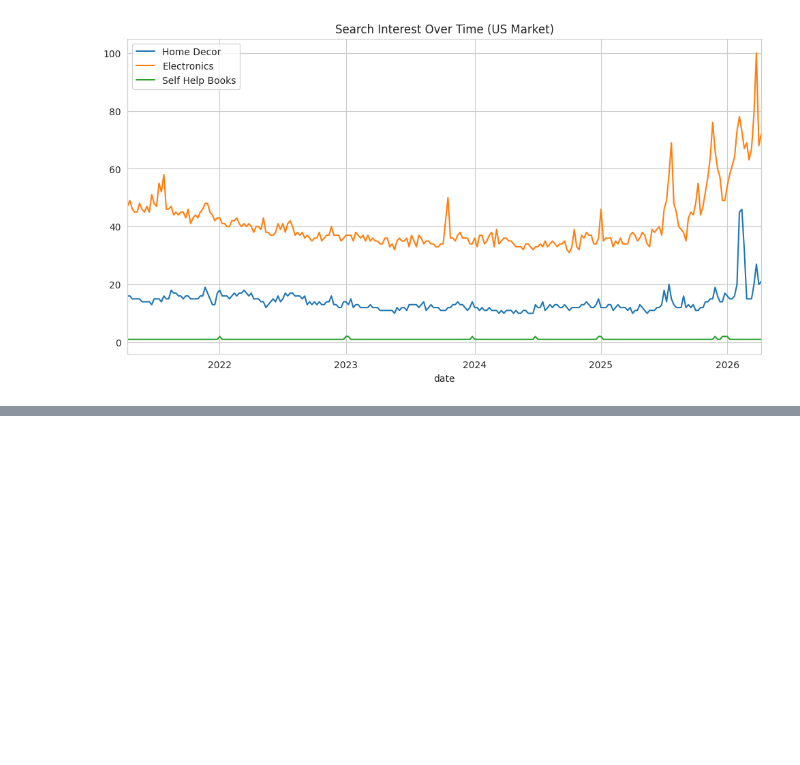
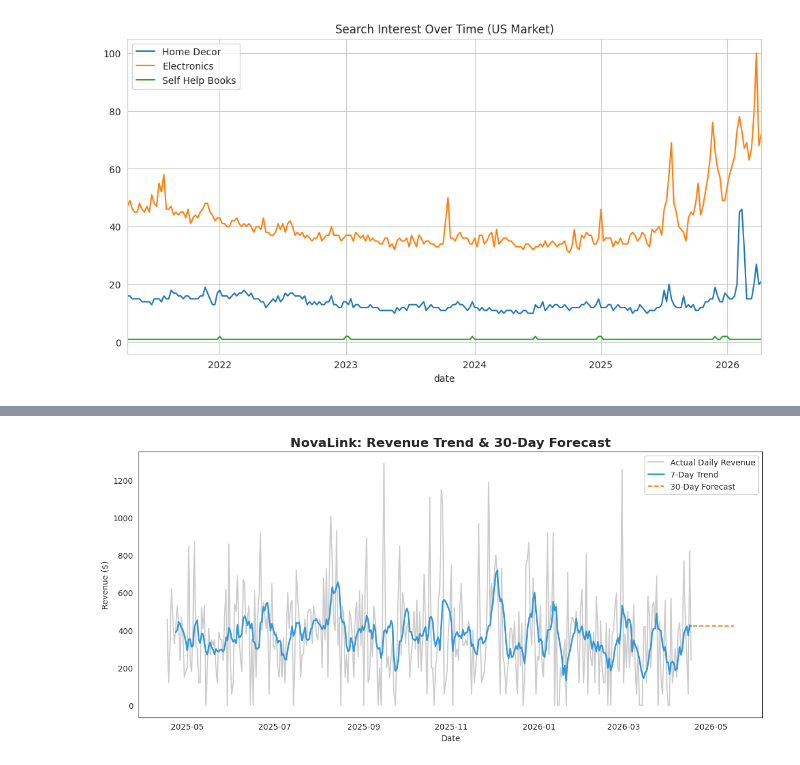
Before and after one commit to alejandrocanulchan-IATB/First-, a Jupyter notebook: Proyecto_E_commerce.ipynb, the cells around one changed output, grey strips where cells are left out. Saved outputs shown, nothing was run; the diff lists cells and outputs as text; code cells hidden in the pictures; blank space fills up the shorter version.

```diff
--- a/Proyecto_E_commerce.ipynb
+++ b/Proyecto_E_commerce.ipynb
@@ -205,0 +494,28 @@ Successfully installed pytrends-4.9.2
+# %%
+# --- SALES FORECASTING (Next 30 Days) ---
+
+# 1. Resample data to Daily Revenue
+daily_sales = df_sales.set_index('order_date')['sale_price'].resample('D').sum().fillna(0).reset_index()
+
+# 2. Calculate a 7-day Moving Average (Trend)
+daily_sales['7_day_ma'] = daily_sales['sale_price'].rolling(window=7).mean()
+
+# 3. Simple Linear Projection (Naive Forecast)
+last_ma_value = daily_sales['7_day_ma'].iloc[-1]
+forecast_days = 30
+future_dates = pd.date_range(start=daily_sales['order_date'].max() + pd.Timedelta(days=1), periods=forecast_days)
+forecast_values = [last_ma_value] * forecast_days # Assuming steady trend for now
+
+# 4. Visualization
+plt.figure(figsize=(14, 6))
+plt.plot(daily_sales['order_date'], daily_sales['sale_price'], label='Actual Daily Revenue', color='gray', alpha=0.4)
+plt.plot(daily_sales['order_date'], daily_sales['7_day_ma'], label='7-Day Trend', color='#3498db', linewidth=2)
+plt.plot(future_dates, forecast_values, label='30-Day Forecast', color='#e67e22', linestyle='--')
+
+plt.title('NovaLink: Revenue Trend & 30-Day Forecast', fontsize=16, fontweight='bold')
+plt.xlabel('Date')
+plt.ylabel('Revenue ($)')
+plt.legend()
+plt.show()
+# %% [output]
+[figure, added]
```
Also changed, not shown: parts of 12 cells of this notebook.
